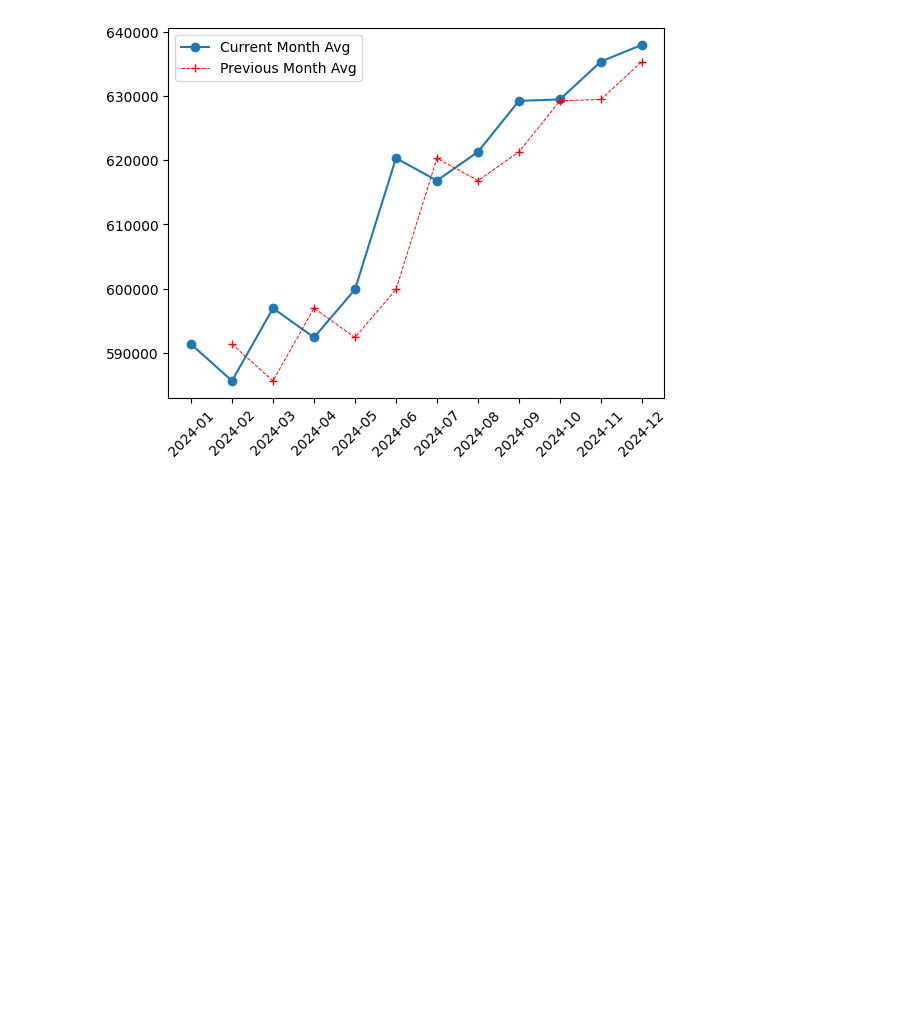
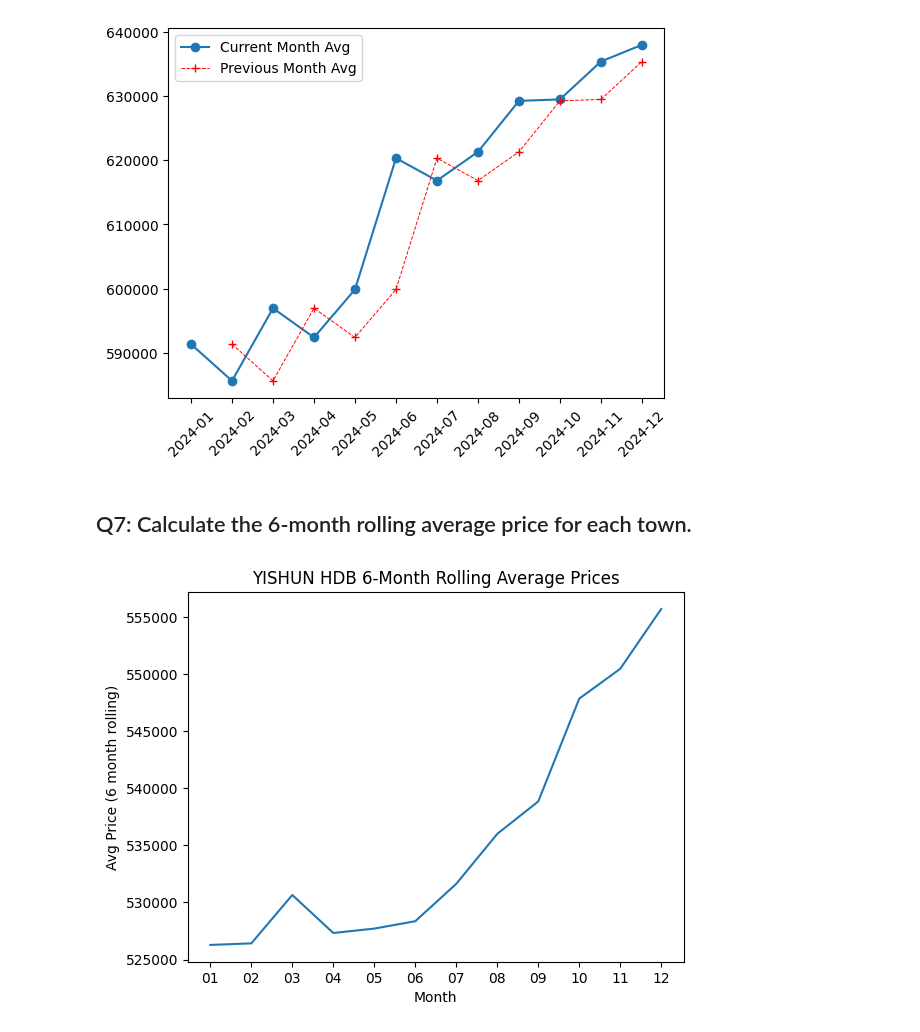
Before and after one commit to KaungSiThu-Sallius/Singapore-HDB-Price-Analysis, a Jupyter notebook: main.ipynb, the cells around one changed output. Drawn from its saved outputs; the diff is of its cells as text; code cells hidden in the pictures; blank space fills up the shorter version.

```diff
--- a/main.ipynb
+++ b/main.ipynb
@@ -165,3 +166,31 @@ plt.legend()
 plt.show()
 # %% [output]
 [figure]
+# %% [markdown]
+## Q7: Calculate the 6-month rolling average price for each town.
+# %%
+query = '''
+    with temp_table as (
+        select town, strftime("%m", date) as month, AVG(resale_price) as avg_price
+        from flat_data
+        group by town, month
+        order by avg_price
+    )
+    select town, month,
+        avg(avg_price) over
+            (partition by town
+            order by month
+            rows between 5 preceding and current row)
+            six_month_rolling_avg_price
+    from temp_table
+    where town = "YISHUN"
+'''
+result = pd.read_sql(query, conn)
+# %%
+plt.plot(result['month'], result['six_month_rolling_avg_price'])
+plt.title("YISHUN HDB 6-Month Rolling Average Prices")
+plt.xlabel('Month')
+plt.ylabel('Avg Price (6 month rolling)')
+plt.show()
+# %% [output]
+[figure, added]
```
Also changed, not shown: parts of 1 cell of this notebook, 1 other file.
